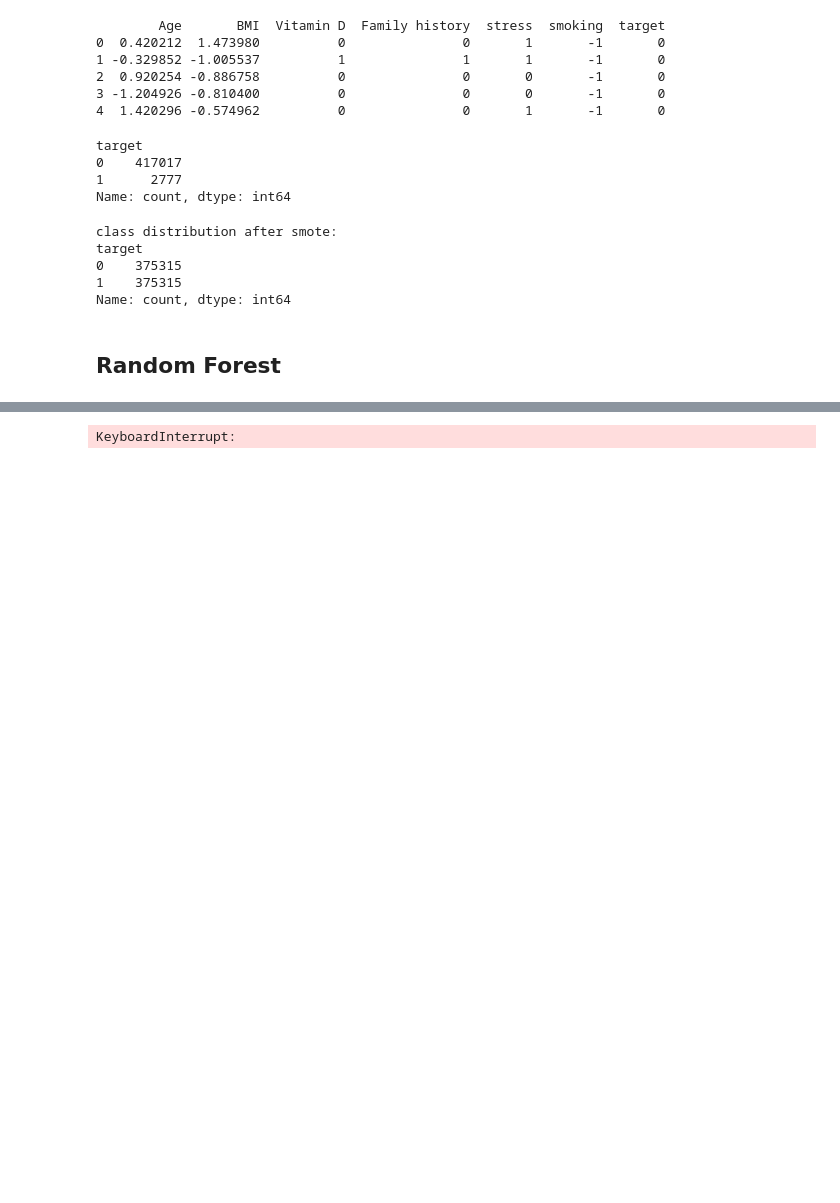
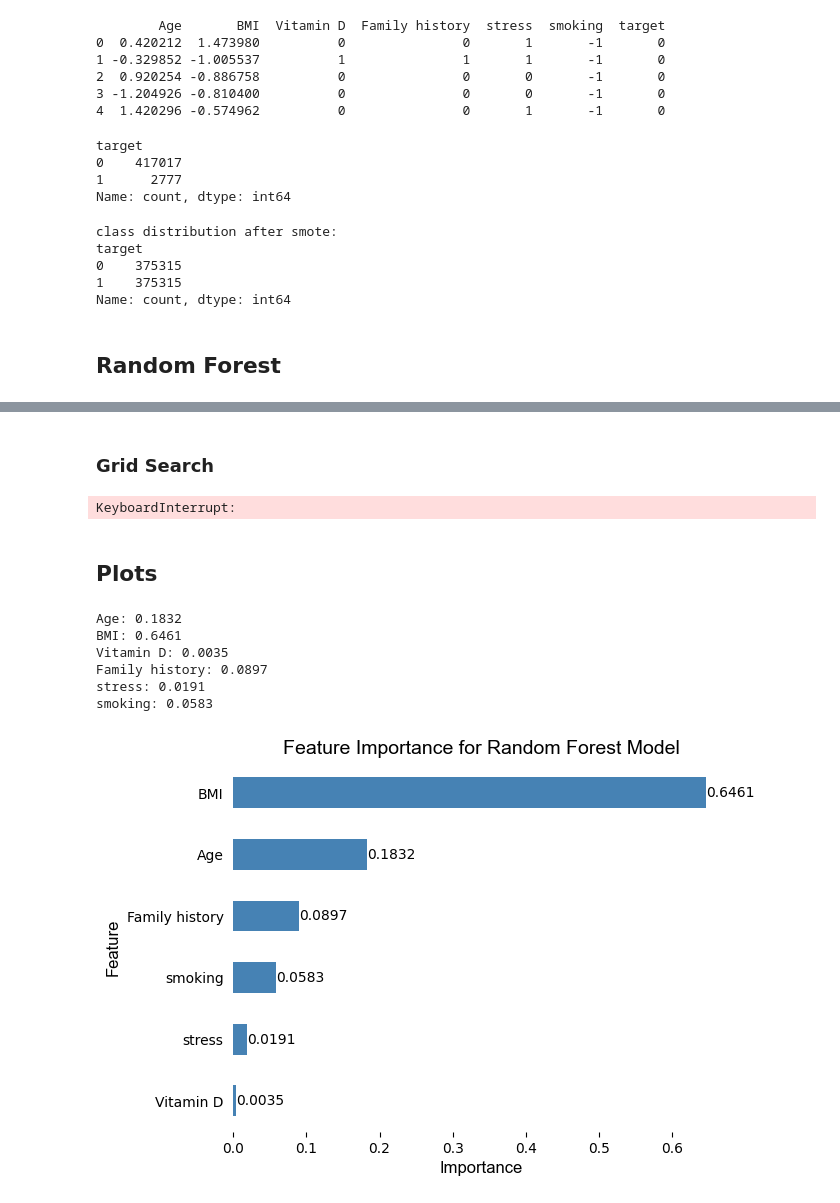
Before and after one commit to khimaniasma/diabetes_ml_project1, a Jupyter notebook: t1d_ml_code.ipynb, the cells around one changed output, grey strips where cells are left out. Drawn from its saved outputs; the diff is of its cells as text; code cells hidden in the pictures; blank space fills up the shorter version.

```diff
--- a/t1d_ml_code.ipynb
+++ b/t1d_ml_code.ipynb
@@ -321,3 +351,5 @@ best parameters: {'n_estimators': 300, 'min_samples_split': 5, 'min_samples_leaf
+# %% [markdown]
+### Grid Search
 # %%
 # # Perform Grid Search on Random Forest Model
 # rf = RandomForestClassifier(class_weight='balanced', random_state=42)
@@ -351,3 +383,55 @@ best parameters: {'n_estimators': 300, 'min_samples_split': 5, 'min_samples_leaf
 # print("AUC:\n", roc_auc_score(y_test, y_prob))
 # %% [output]
 KeyboardInterrupt:
+# %% [markdown]
+## Plots
+# %%
+# plotting feature importances
+feature_importances = pd.Series(best_rf_model.feature_importances_, index=X_train.columns)
+
+# print out importance data weights
+for feature, importance in feature_importances.items():
+    print(f'{(feature)}: {importance:.4f}')
+
+# sort feature importances by importance (descending order)
+feature_importances_sorted = feature_importances.sort_values(ascending=False)
+
+# plotting the top features
+ax = feature_importances_sorted.plot(kind='barh', color='#4682B4')
+
+# highest importance feature on top
+plt.gca().invert_yaxis()
+
+# set font
+font = {'fontname': 'Arial'}
+
+# add axis labels
+plt.xlabel('Importance', **font, fontsize=12)
+plt.ylabel('Feature', **font, fontsize=12)
+
+# add title
+ax.set_title('Feature Importance for Random Forest Model', loc='center', **font, fontsize=14)
+
+# remove borders
+for spine in ax.spines:
+    ax.spines[spine].set_visible(False)
+
+# remove y-axis ticks
+ax.tick_params(axis='y', which='both', left=False)
+
+
+# add data weights
+for i, value in enumerate(feature_importances_sorted):
+    ax.text(value, i, f'{value:.4f}', color='black', va='center')
+
+# save as .png file
+plt.savefig('feature_importance_rf_model_T1D.png', bbox_inches='tight')
+plt.show()
+# %% [output]
+Age: 0.1832
+BMI: 0.6461
+Vitamin D: 0.0035
+Family history: 0.0897
+stress: 0.0191
+smoking: 0.0583
+[figure, added]
```
Also changed, not shown: parts of 11 cells of this notebook.
